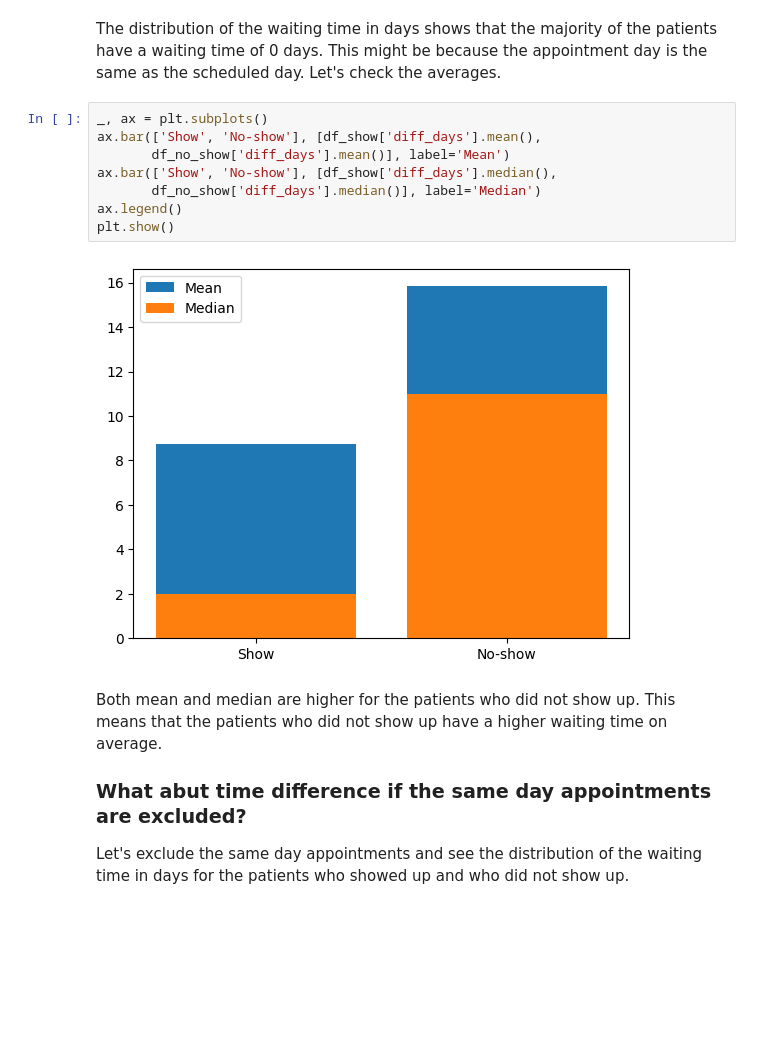
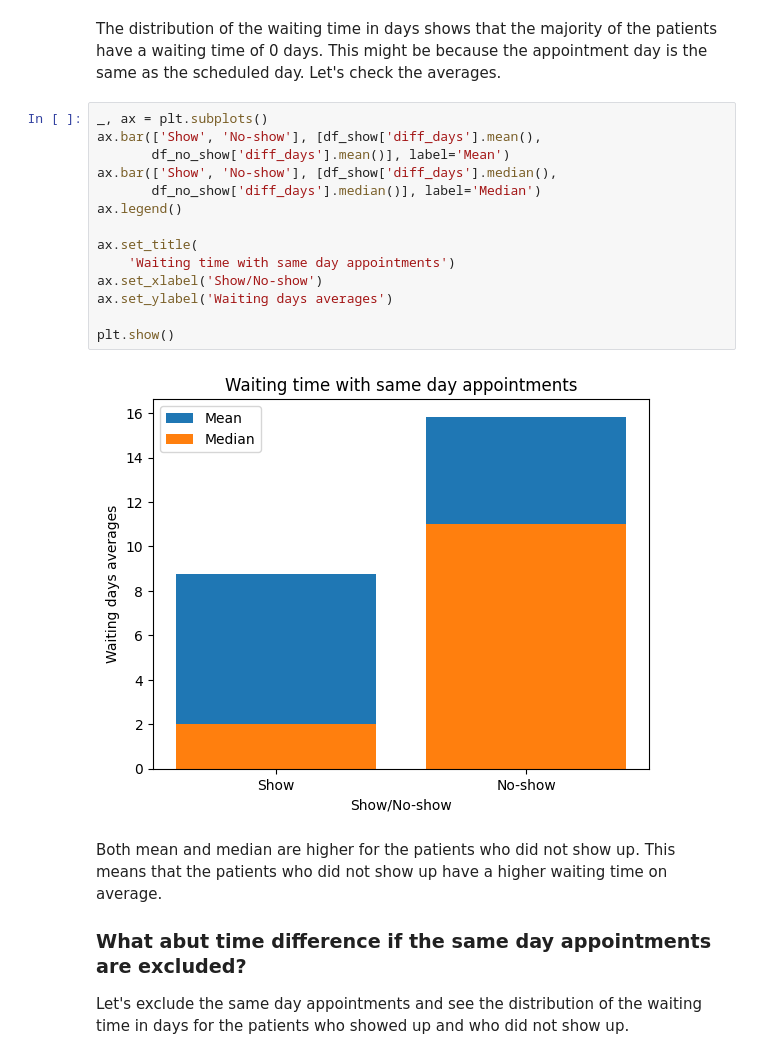
Before and after one commit to reposandermets/data-analysis-no-show, a Jupyter notebook: Investigate_a_Dataset.ipynb, the cells around one changed output. Saved outputs shown, nothing was run; the diff lists cells and outputs as text; blank space fills up the shorter version.

```diff
--- a/Investigate_a_Dataset.ipynb
+++ b/Investigate_a_Dataset.ipynb
@@ -297,13 +304,19 @@ Let's check the averages.
 # %%
 _, ax = plt.subplots()
 ax.bar(['Show', 'No-show'], [df_show['diff_days'].mean(),
        df_no_show['diff_days'].mean()], label='Mean')
 ax.bar(['Show', 'No-show'], [df_show['diff_days'].median(),
        df_no_show['diff_days'].median()], label='Median')
 ax.legend()
+
+ax.set_title(
+    'Waiting time with same day appointments')
+ax.set_xlabel('Show/No-show')
+ax.set_ylabel('Waiting days averages')
+
 plt.show()
 # %% [output]
-[figure, old version]
+[figure, new version]
 # %% [markdown]
 Both mean and median are higher for the patients who did not show up. This means that the patients who did not show up have a higher waiting time on average.
 
```
Also changed, not shown: parts of 7 cells of this notebook, 2 other files.
